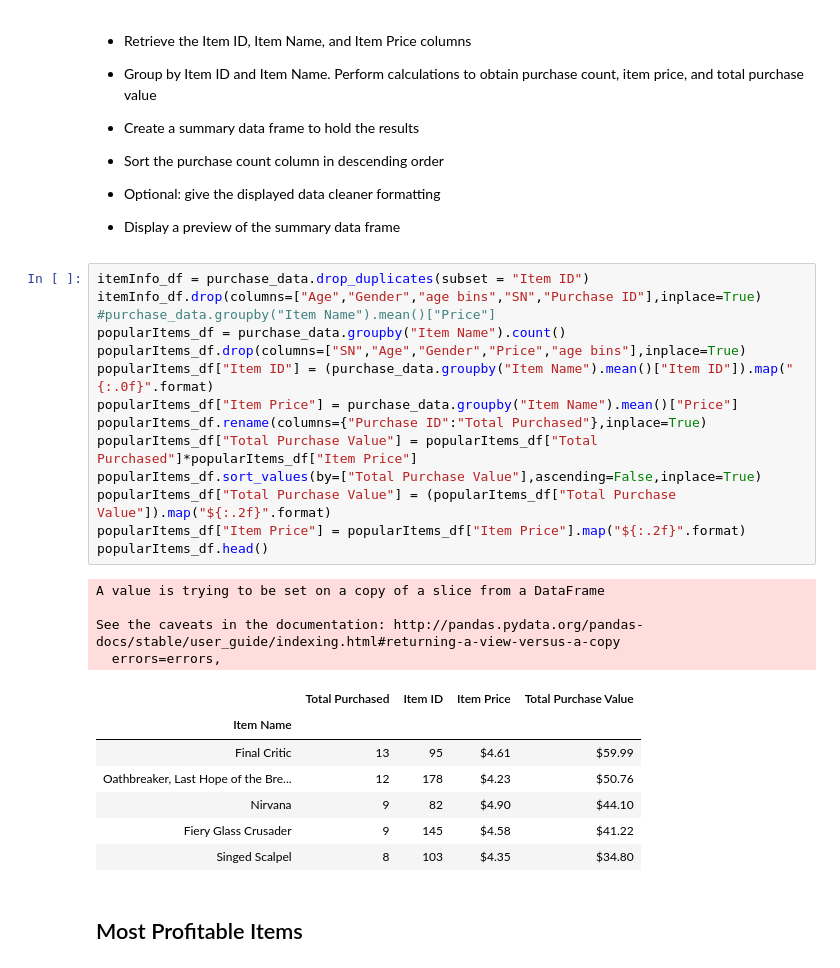
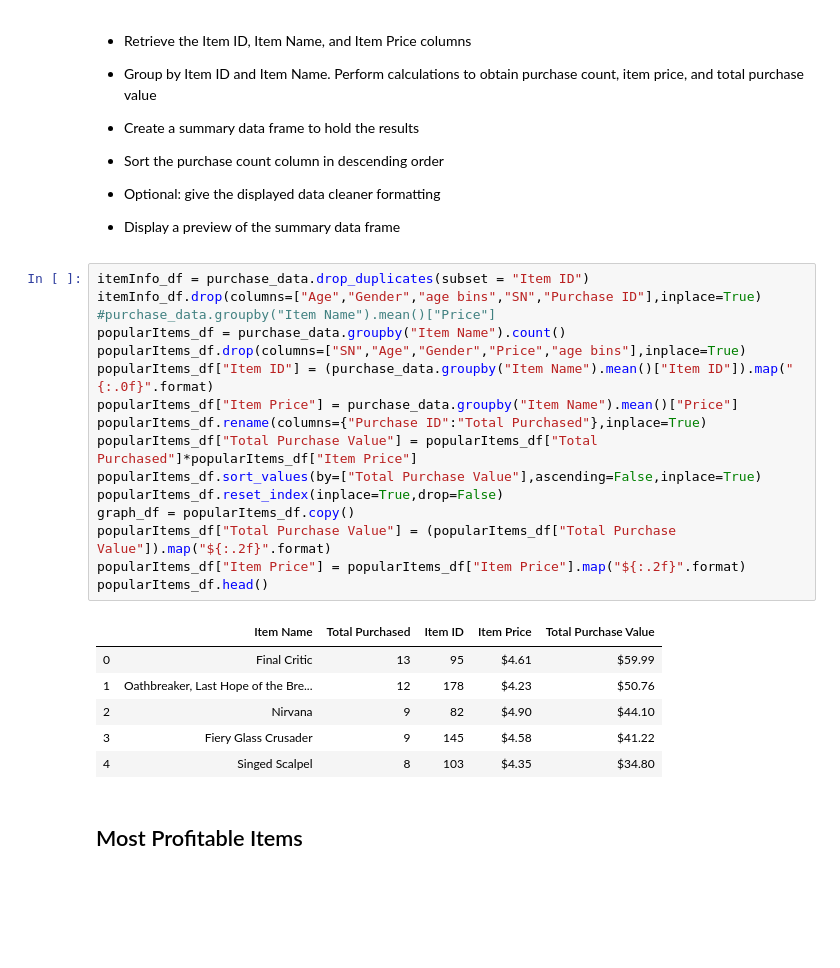
Before and after one commit to rstankovic/pandas-challenge, a Jupyter notebook: HeroesOfPymoli/HeroesOfPymoli_starter.ipynb, the cells around one changed output. Cells and saved outputs as stored; diff of their text form; blank space fills up the shorter version.

```diff
--- a/HeroesOfPymoli/HeroesOfPymoli_starter.ipynb
+++ b/HeroesOfPymoli/HeroesOfPymoli_starter.ipynb
@@ -352,29 +373,26 @@ purchase_data.head(1)
 # %%
 itemInfo_df = purchase_data.drop_duplicates(subset = "Item ID")
 itemInfo_df.drop(columns=["Age","Gender","age bins","SN","Purchase ID"],inplace=True)
 #purchase_data.groupby("Item Name").mean()["Price"]
 popularItems_df = purchase_data.groupby("Item Name").count()
 popularItems_df.drop(columns=["SN","Age","Gender","Price","age bins"],inplace=True)
 popularItems_df["Item ID"] = (purchase_data.groupby("Item Name").mean()["Item ID"]).map("{:.0f}".format)
 popularItems_df["Item Price"] = purchase_data.groupby("Item Name").mean()["Price"]
 popularItems_df.rename(columns={"Purchase ID":"Total Purchased"},inplace=True)
 popularItems_df["Total Purchase Value"] = popularItems_df["Total Purchased"]*popularItems_df["Item Price"]
 popularItems_df.sort_values(by=["Total Purchase Value"],ascending=False,inplace=True)
+popularItems_df.reset_index(inplace=True,drop=False)
+graph_df = popularItems_df.copy()
 popularItems_df["Total Purchase Value"] = (popularItems_df["Total Purchase Value"]).map("${:.2f}".format)
 popularItems_df["Item Price"] = popularItems_df["Item Price"].map("${:.2f}".format)
 popularItems_df.head()
 # %% [output]
-A value is trying to be set on a copy of a slice from a DataFrame
-
-See the caveats in the documentation: http://pandas.pydata.org/pandas-docs/stable/user_guide/indexing.html#returning-a-view-versus-a-copy
-  errors=errors,
-|  | Total Purchased | Item ID | Item Price | Total Purchase Value |
-| Item Name |  |  |  |  |
-| Final Critic | 13 | 95 | $4.61 | $59.99 |
-| Oathbreaker, Last Hope of the Bre... | 12 | 178 | $4.23 | $50.76 |
-| Nirvana | 9 | 82 | $4.90 | $44.10 |
-| Fiery Glass Crusader | 9 | 145 | $4.58 | $41.22 |
-| Singed Scalpel | 8 | 103 | $4.35 | $34.80 |
+|  | Item Name | Total Purchased | Item ID | Item Price | Total Purchase Value |
+| 0 | Final Critic | 13 | 95 | $4.61 | $59.99 |
+| 1 | Oathbreaker, Last Hope of the Bre... | 12 | 178 | $4.23 | $50.76 |
+| 2 | Nirvana | 9 | 82 | $4.90 | $44.10 |
+| 3 | Fiery Glass Crusader | 9 | 145 | $4.58 | $41.22 |
+| 4 | Singed Scalpel | 8 | 103 | $4.35 | $34.80 |
 # %% [markdown]
 ## Most Profitable Items
 # %% [markdown]
```
Also changed, not shown: parts of 14 cells of this notebook, 1 other file.
